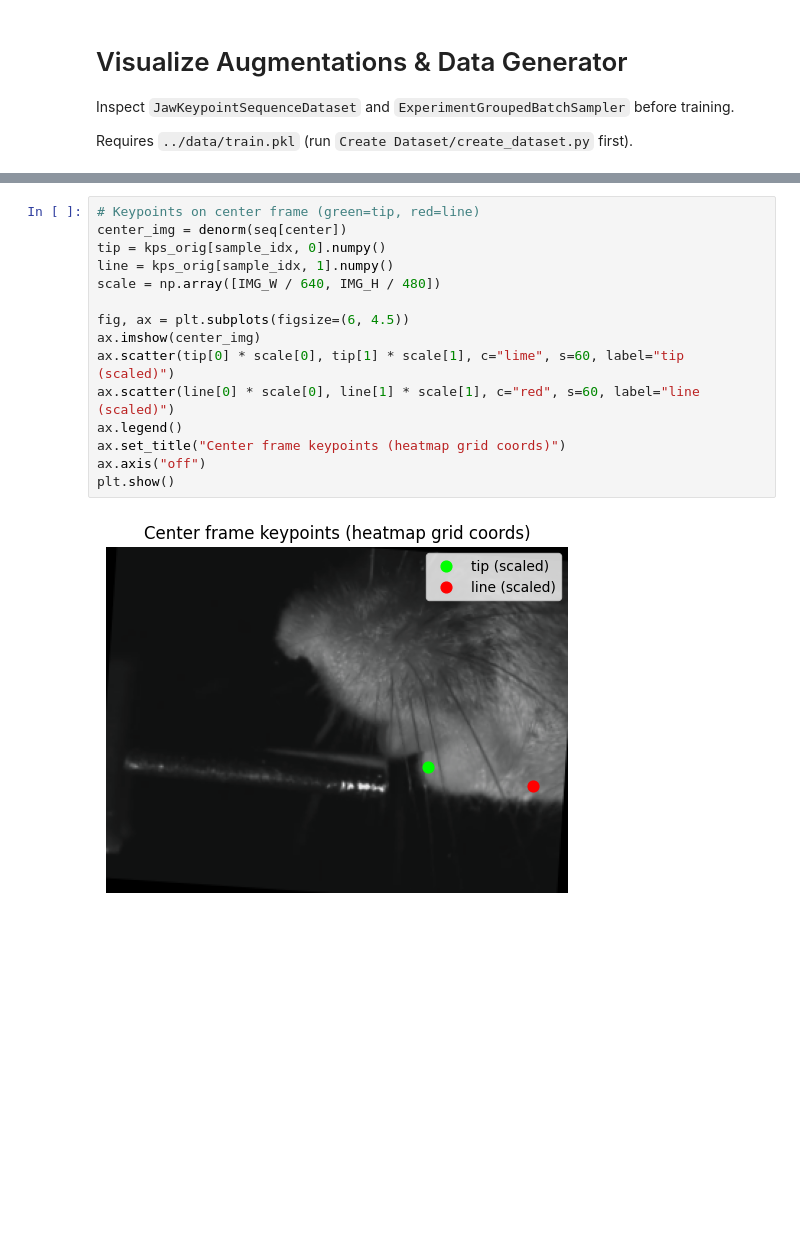
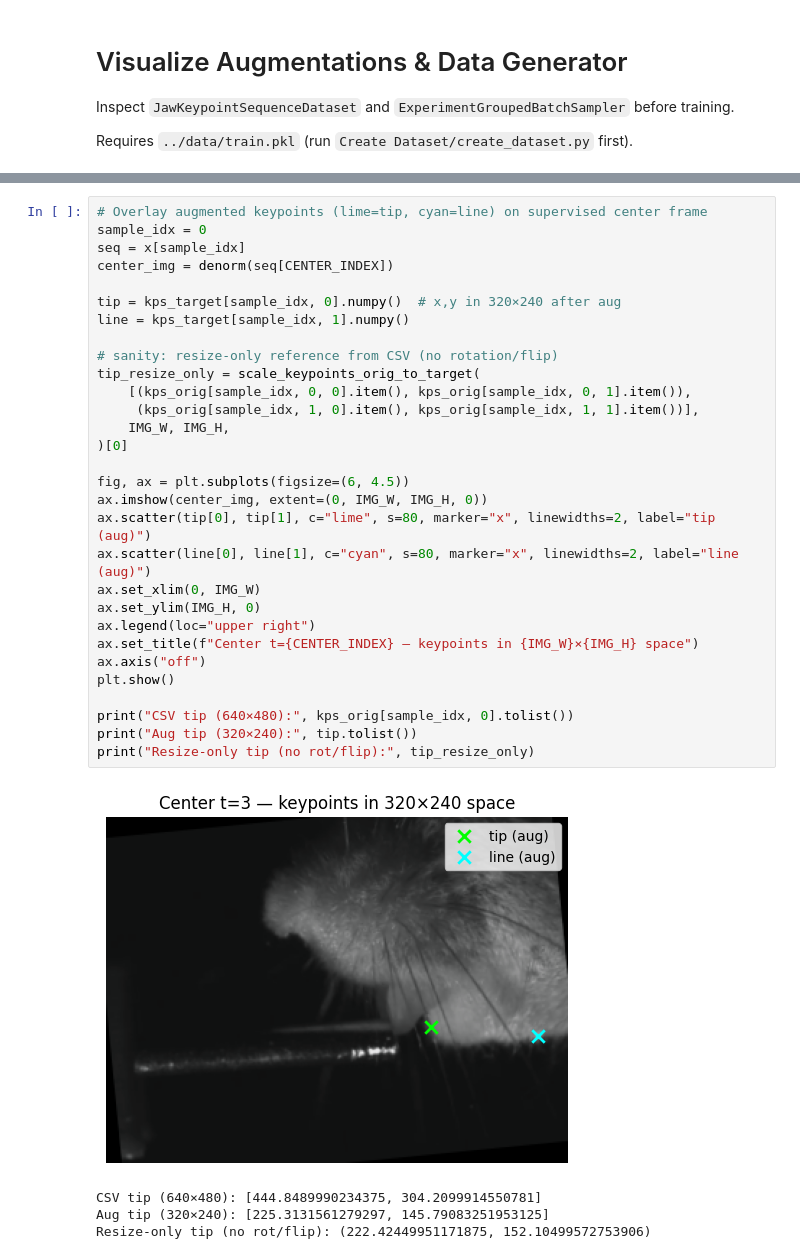
Before and after one commit to mvdokh/Deep-Learning, a Jupyter notebook: Jaw Tracking/Training/visualize_augmentations.ipynb, the cells around one changed output, grey strips where cells are left out. Drawn from its saved outputs; the diff is of its cells as text; blank space fills up the shorter version.

```diff
--- a/Jaw Tracking/Training/visualize_augmentations.ipynb
+++ b/Jaw Tracking/Training/visualize_augmentations.ipynb
@@ -76,20 +90,38 @@ plt.show()
-# %%
-# Keypoints on center frame (green=tip, red=line)
-center_img = denorm(seq[center])
-tip = kps_orig[sample_idx, 0].numpy()
-line = kps_orig[sample_idx, 1].numpy()
-scale = np.array([IMG_W / 640, IMG_H / 480])
-
-fig, ax = plt.subplots(figsize=(6, 4.5))
-ax.imshow(center_img)
-ax.scatter(tip[0] * scale[0], tip[1] * scale[1], c="lime", s=60, label="tip (scaled)")
-ax.scatter(line[0] * scale[0], line[1] * scale[1], c="red", s=60, label="line (scaled)")
-ax.legend()
-ax.set_title("Center frame keypoints (heatmap grid coords)")
-ax.axis("off")
-plt.show()
-# %% [output]
-[figure, removed]
+# %%
+# Overlay augmented keypoints (lime=tip, cyan=line) on supervised center frame
+sample_idx = 0
+seq = x[sample_idx]
+center_img = denorm(seq[CENTER_INDEX])
+
+tip = kps_target[sample_idx, 0].numpy()  # x,y in 320×240 after aug
+line = kps_target[sample_idx, 1].numpy()
+
+# sanity: resize-only reference from CSV (no rotation/flip)
+tip_resize_only = scale_keypoints_orig_to_target(
+    [(kps_orig[sample_idx, 0, 0].item(), kps_orig[sample_idx, 0, 1].item()),
+     (kps_orig[sample_idx, 1, 0].item(), kps_orig[sample_idx, 1, 1].item())],
+    IMG_W, IMG_H,
+)[0]
+
+fig, ax = plt.subplots(figsize=(6, 4.5))
+ax.imshow(center_img, extent=(0, IMG_W, IMG_H, 0))
+ax.scatter(tip[0], tip[1], c="lime", s=80, marker="x", linewidths=2, label="tip (aug)")
+ax.scatter(line[0], line[1], c="cyan", s=80, marker="x", linewidths=2, label="line (aug)")
+ax.set_xlim(0, IMG_W)
+ax.set_ylim(IMG_H, 0)
+ax.legend(loc="upper right")
+ax.set_title(f"Center t={CENTER_INDEX} — keypoints in {IMG_W}×{IMG_H} space")
+ax.axis("off")
+plt.show()
+
+print("CSV tip (640×480):", kps_orig[sample_idx, 0].tolist())
+print("Aug tip (320×240):", tip.tolist())
+print("Resize-only tip (no rot/flip):", tip_resize_only)
+# %% [output]
+[figure, added]
+CSV tip (640×480): [444.8489990234375, 304.2099914550781]
+Aug tip (320×240): [225.3131561279297, 145.79083251953125]
+Resize-only tip (no rot/flip): (222.42449951171875, 152.10499572753906)
 # %%
 # Augmentation comparison: same index, two loader passes → different aug, same transform across 8 frames
 idx = 0
```
Also changed, not shown: parts of 9 cells of this notebook, 3 other files.
